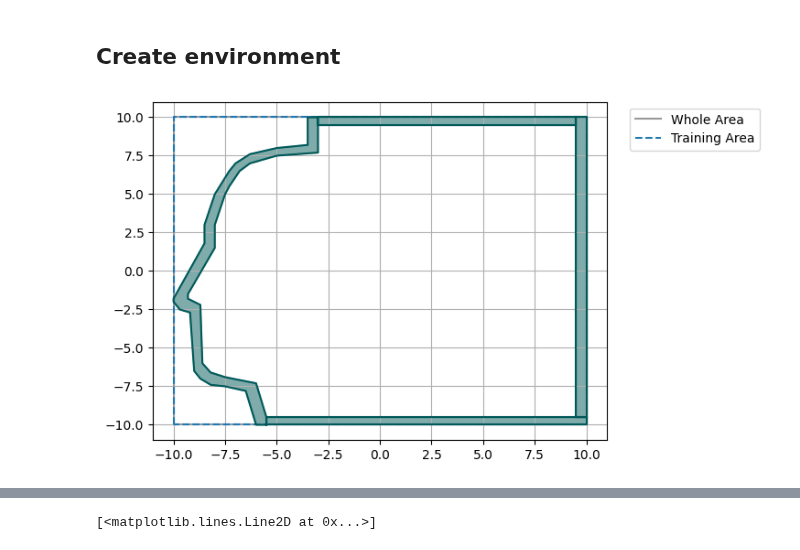
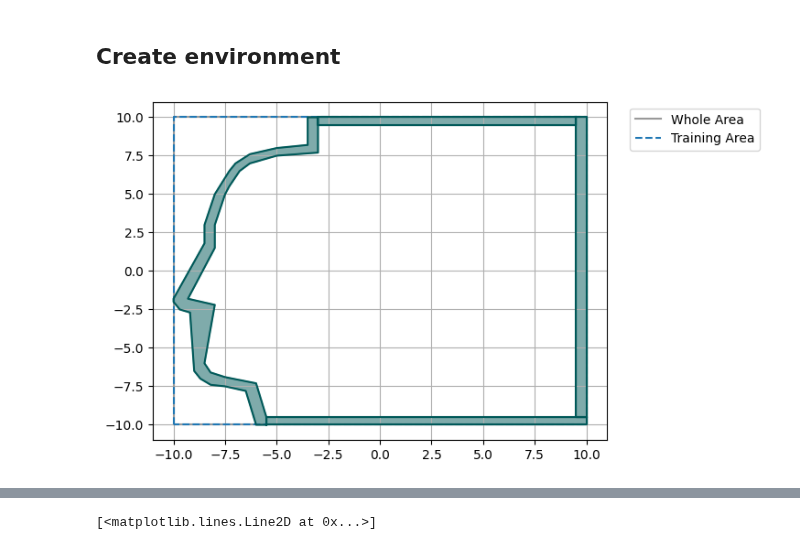
Before and after one commit to 1101AlexZab1011/SpatialMemory, a Jupyter notebook: dev/init_weights_dlab.ipynb, the cells around one changed output, grey strips where cells are left out. Cells and saved outputs as stored; diff of their text form; code cells hidden in the pictures.

```diff
--- a/dev/init_weights_dlab.ipynb
+++ b/dev/init_weights_dlab.ipynb
@@ -78,10 +78,10 @@ builder.add_wall(
                 Point(-7.5, 5.),
                 Point(-8, 3),
                 Point(-8, 1.5),
-                Point(-9.3, -1.5),
+                # Point(-9.3, -1.5),
                 Point(-9.3, -1.8),
-                Point(-8.7, -2.2),
-                Point(-8.6, -6),
+                Point(-8., -2.2),
+                Point(-8.5, -6),
                 Point(-8.2, -6.6),
                 Point(-7.5, -6.9),
                 Point(-6, -7.3),
@@ -115,31 +115,31 @@ builder.add_wall(
                 Point(10, -9.5),
                 Point(10, 10),
                 Point(9.5, 10),
                 Point(9.5, -9.5),
             ],
         ),
         texture=Texture(
             5,
             '#005959',
             'eastern_wall'
         )
     ),
     TexturedPolygon(
         Polygon(
             shell=[
                 Point(9.5, 10),
                 Point(-3, 10),
                 Point(-3, 9.5),
                 Point(9.5, 9.5),
             ],
         ),
         texture=Texture(
             5,
             '#005959',
             'eastern_wall'
         )
     ),
 )
 _ =  builder.plot()
 # %% [output]
-[figure, old version]
+[figure, new version]
```
Also changed, not shown: parts of 3 cells of this notebook.
